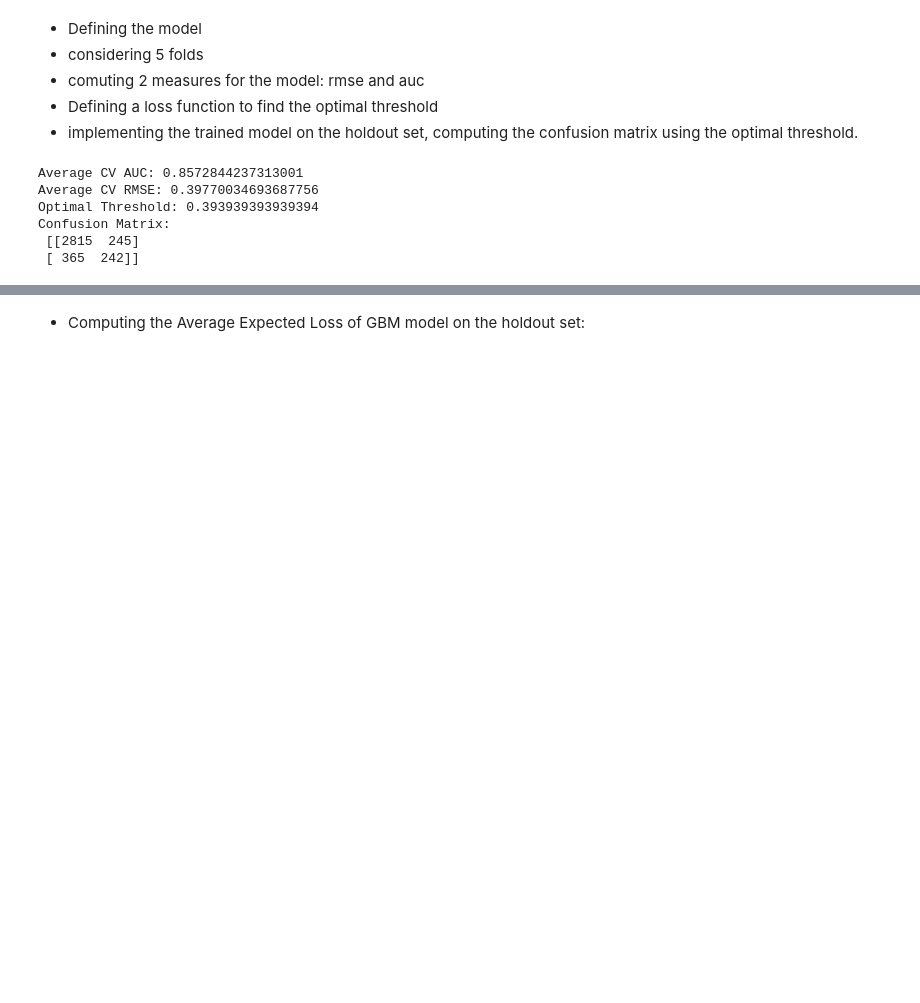
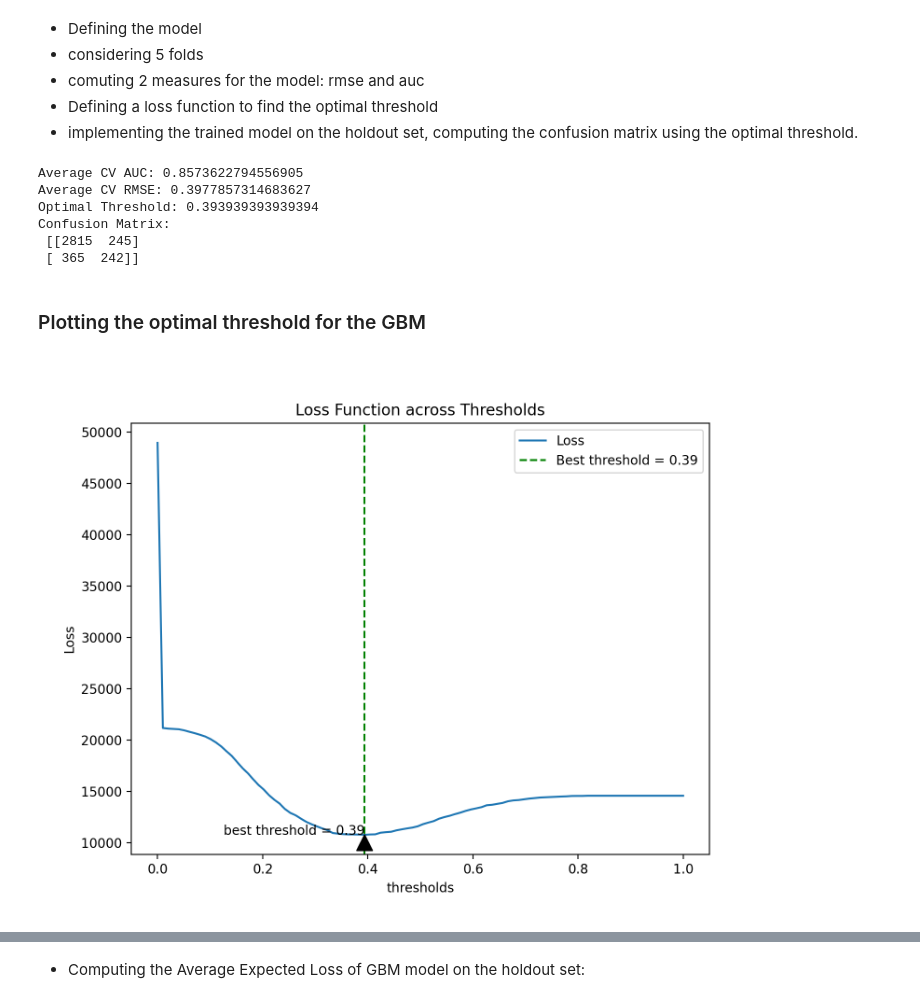
Before and after one commit to navaei-amir/DA3-phdma, a Jupyter notebook: HW3/My code/HW3.ipynb, the cells around one changed output, grey strips where cells are left out. Saved outputs shown, nothing was run; the diff lists cells and outputs as text; code cells hidden in the pictures; blank space fills up the shorter version.

```diff
--- a/HW3/My code/HW3.ipynb
+++ b/HW3/My code/HW3.ipynb
@@ -1025,6 +1029,8 @@ print("Average CV AUC:", np.mean(cv_auc_scores))
 print("Average CV RMSE:", np.mean(cv_rmse_scores))
 
 # Step 2: Define Loss Function and Compute Optimal Threshold
+False_Positives = 0
+False_Negatives = 0
 def custom_loss(y_true, y_pred, fp_cost=4, fn_cost=6):
     fp = np.sum((y_pred == 1) & (y_true == 0)) * fp_cost
     fn = np.sum((y_pred == 0) & (y_true == 1)) * fn_cost
@@ -1050,9 +1056,35 @@ optimal_predictions = (probabilities >= optimal_threshold).astype(int)
 conf_matrix = confusion_matrix(y_test, optimal_predictions)
 print("Confusion Matrix:\n", conf_matrix)
 # %% [output]
-Average CV AUC: 0.8572844237313001
-Average CV RMSE: 0.39770034693687756
+Average CV AUC: 0.8573622794556905
+Average CV RMSE: 0.3977857314683627
 Optimal Threshold: 0.393939393939394
 Confusion Matrix:
  [[2815  245]
  [ 365  242]]
+# %% [markdown]
+### Plotting the optimal threshold for the GBM
+# %%
+import matplotlib.pyplot as plt
+
+# Plot the loss over different thresholds
+plt.figure(figsize=(8, 6))
+plt.plot(thresholds, losses, label='Loss')
+plt.xlabel('thresholds')
+plt.ylabel('Loss')
+
+# Highlight the optimal threshold
+plt.axvline(x=optimal_threshold, color='green', linestyle='--', label=f'Best threshold = {optimal_threshold:.2f}')
+
+# Annotate the optimal threshold on the graph
+plt.annotate('best threshold = {:.2f}'.format(optimal_threshold),
+             xy=(optimal_threshold, min(losses)),
+             xytext=(optimal_threshold, min(losses) + 0.5),
+             arrowprops=dict(facecolor='black', shrink=0.05),
+             horizontalalignment='right')
+
+plt.title('Loss Function across Thresholds')
+plt.legend()
+plt.show()
+# %% [output]
+[figure, added]
```
Also changed, not shown: parts of 21 cells of this notebook.
